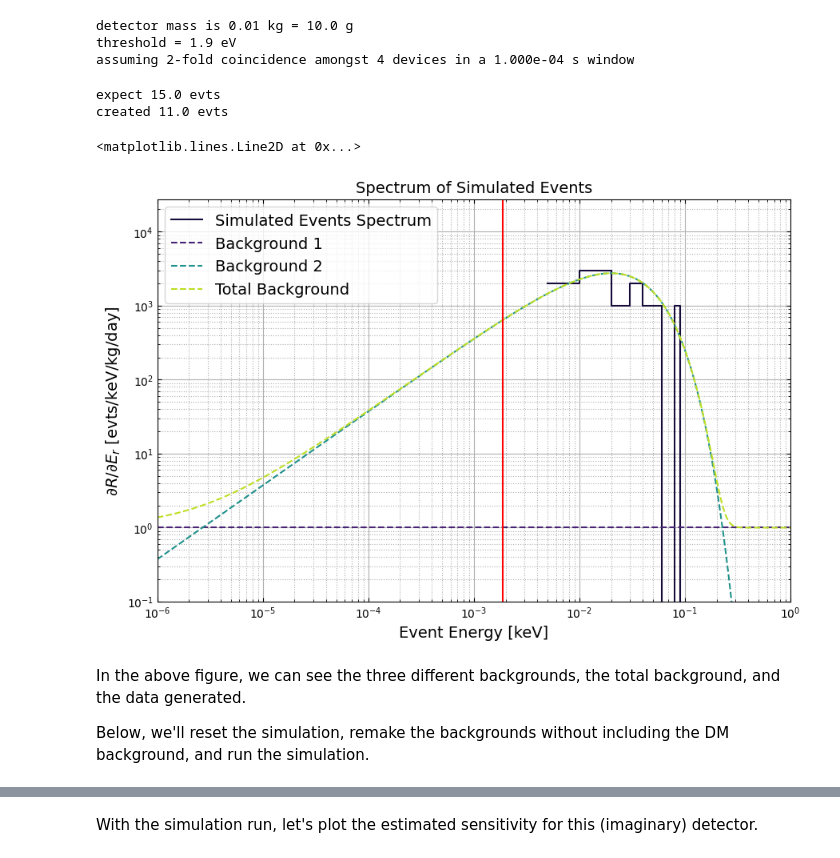
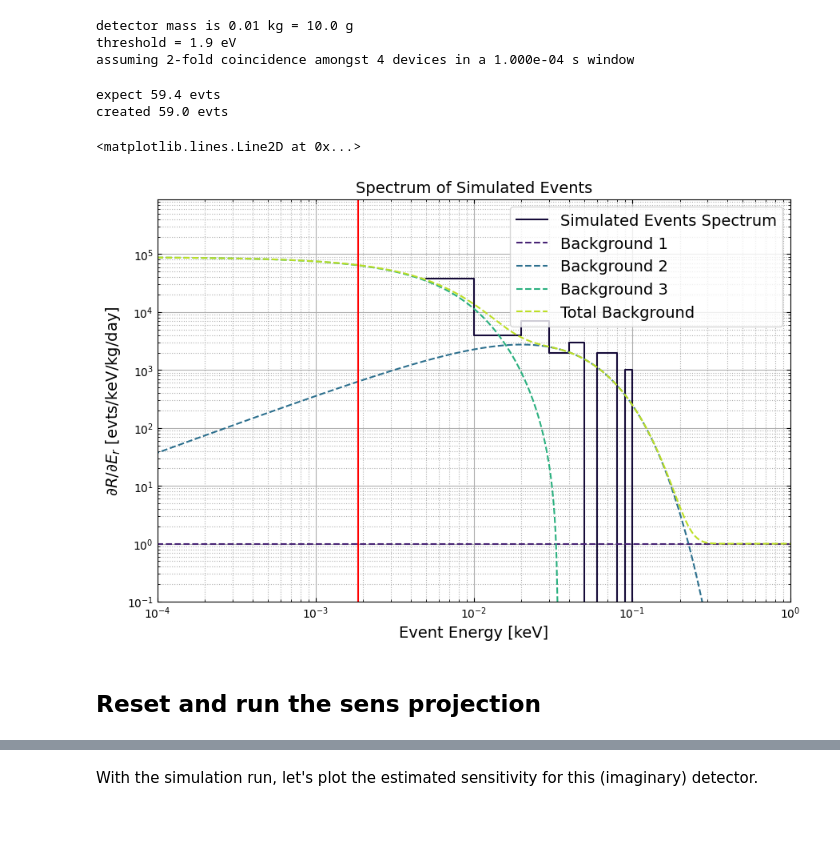
Before and after one commit to spice-herald/DarkLim, a Jupyter notebook: examples/helium.ipynb, the cells around one changed output, grey strips where cells are left out. Saved outputs shown, nothing was run; the diff lists cells and outputs as text; code cells hidden in the pictures; blank space fills up the shorter version.

```diff
--- a/examples/helium.ipynb
+++ b/examples/helium.ipynb
@@ -87,27 +87,25 @@ assuming 2-fold coincidence amongst 4 devices in a 1.000e-04 s window
 # %%
 SE = darklim.sensitivity.SensEst(mass_det, time_elapsed, eff=efficiency, tm=tm)
 
 SE.reset_sim()
 
 SE.add_flat_bkgd(1) # flat background of 1 DRU
 
 #SE.add_nfold_lee_bkgd(m=4,n=2,w=window)
 SE.add_nfold_lee_bkgd(m=n_devices,n=coinc,w=window)
 
-# DM background for 1 GeV dark matter with a cross section of 1e-36 cm^2
-#SE.add_dm_bkgd(0.05, 1e-38)
+SE.add_dm_bkgd(0.1, 1.85353164e-38)
 
 gen_evts = SE.generate_background(1, plot_bkgd=True)
 ax = plt.gca()
 #plt.ylim(0.1,50)
 ax.set_xscale('log')
+ax.set_xlim(1e-4,1)
 ax.axvline(threshold,ls='-',color='red')
 # %% [output]
-expect 15.0 evts
-created 11.0 evts
+expect 59.4 evts
+created 59.0 evts
 <matplotlib.lines.Line2D at 0x...>
-[figure, old version]
+[figure, new version]
-# %% [markdown]
-In the above figure, we can see the three different backgrounds, the total background, and the data generated.
-
-Below, we'll reset the simulation, remake the backgrounds without including the DM background, and run the simulation.
+# %% [markdown]
+## Reset and run the sens projection
```
Also changed, not shown: parts of 5 cells of this notebook, 1 other file.
